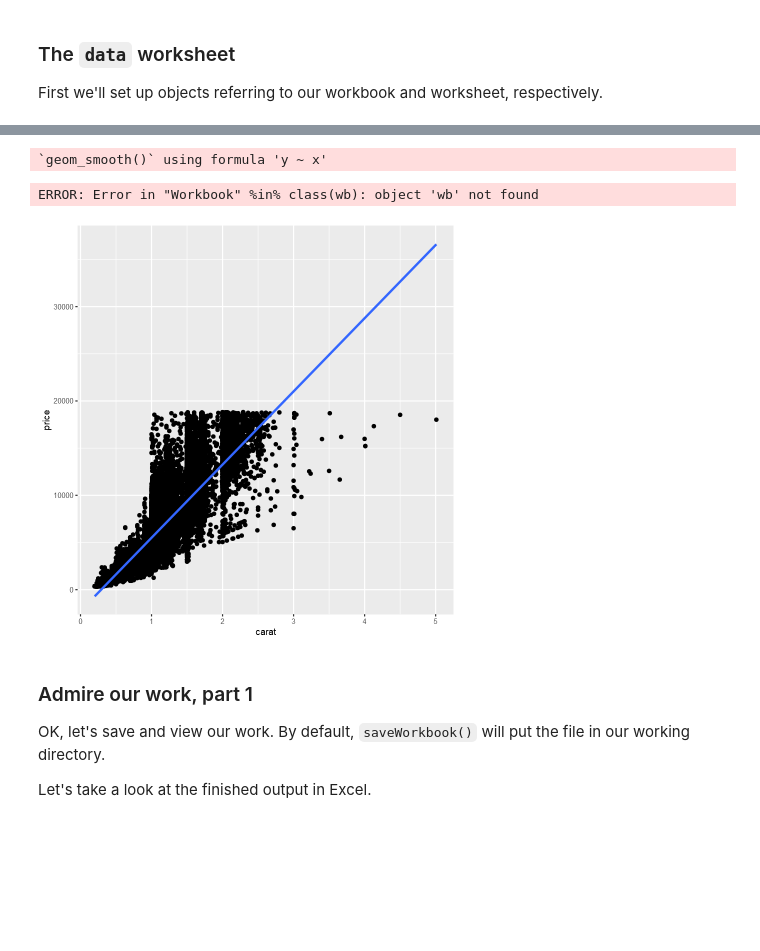
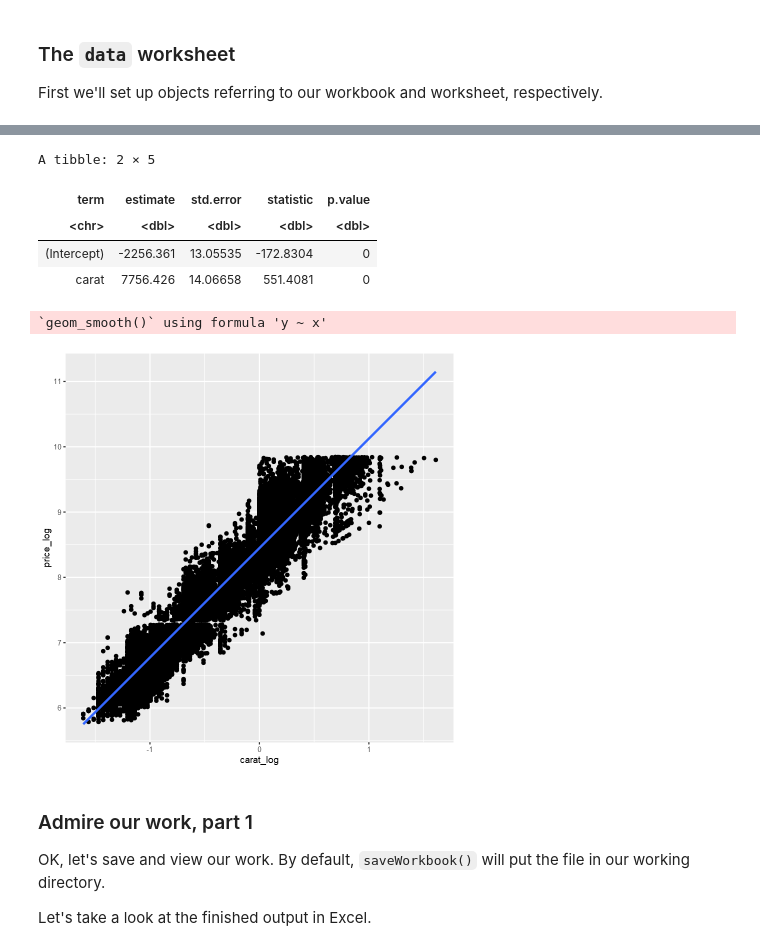
Before and after one commit to stringfestdata/london-excel, a Jupyter notebook: r-powered-excel.ipynb, the cells around one changed output, grey strips where cells are left out. Cells and saved outputs as stored; diff of their text form; code cells hidden in the pictures; blank space fills up the shorter version.

```diff
--- a/r-powered-excel.ipynb
+++ b/r-powered-excel.ipynb
@@ -86,0 +72,5 @@ ggplot(data = diamonds, aes(x = carat, y = price)) +
+# %%
+# Log transformations
+diamonds <- diamonds %>%
+  mutate(carat_log = log(carat)) %>%
+  mutate(price_log = log(price))
@@ -87,15 +83,31 @@ ggplot(data = diamonds, aes(x = carat, y = price)) +
+# %%
+# Linear regression -- price "by" carat
+diamonds_lm <- lm(price ~ carat, data = diamonds)
+
+# Clean up the regression output
+diamonds_lm_tidy <- tidy(diamonds_lm)
+diamonds_lm_tidy
+
+# Add the table to this worksheet
+writeDataTable(wb, sheet = analysis_sheet, x = diamonds_lm_tidy, rowNames = FALSE)
+# %% [output]
+A tibble: 2 × 5
+| term | estimate | std.error | statistic | p.value |
+| <chr> | <dbl> | <dbl> | <dbl> | <dbl> |
+| (Intercept) | -2256.361 | 13.05535 | -172.8304 | 0 |
+| carat | 7756.426 | 14.06658 | 551.4081 | 0 |
 # %%
-# Visualize the results
-ggplot(data = diamonds, aes(x = carat, y = price)) +
+# Visualize the results with regression trendline
+ggplot(data = diamonds, aes(x = carat_log, y = price_log)) +
     geom_point() +
     geom_smooth(method = 'lm')
 
+
 # Add the image to the worksheet, set the placement
 insertPlot(wb, sheet = analysis_sheet, startRow = 5, startCol = "A", width = 4, height = 4)
 # %% [output]
 `geom_smooth()` using formula 'y ~ x'
-ERROR: Error in "Workbook" %in% class(wb): object 'wb' not found
-[figure, old version]
+[figure, new version]
 # %% [markdown]
 ### Admire our work, part 1
 
```
Also changed, not shown: parts of 27 cells of this notebook, 5 other files.
